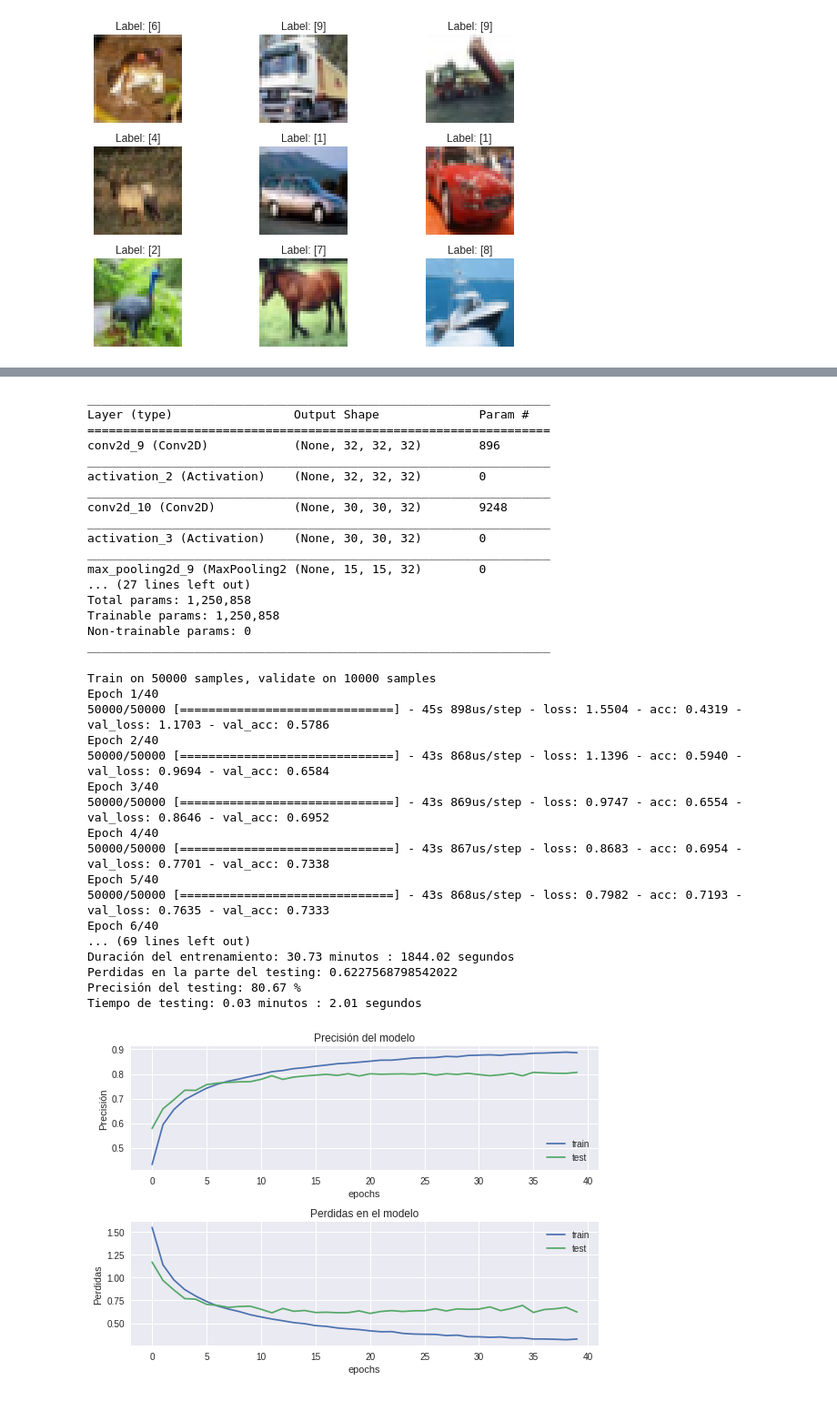
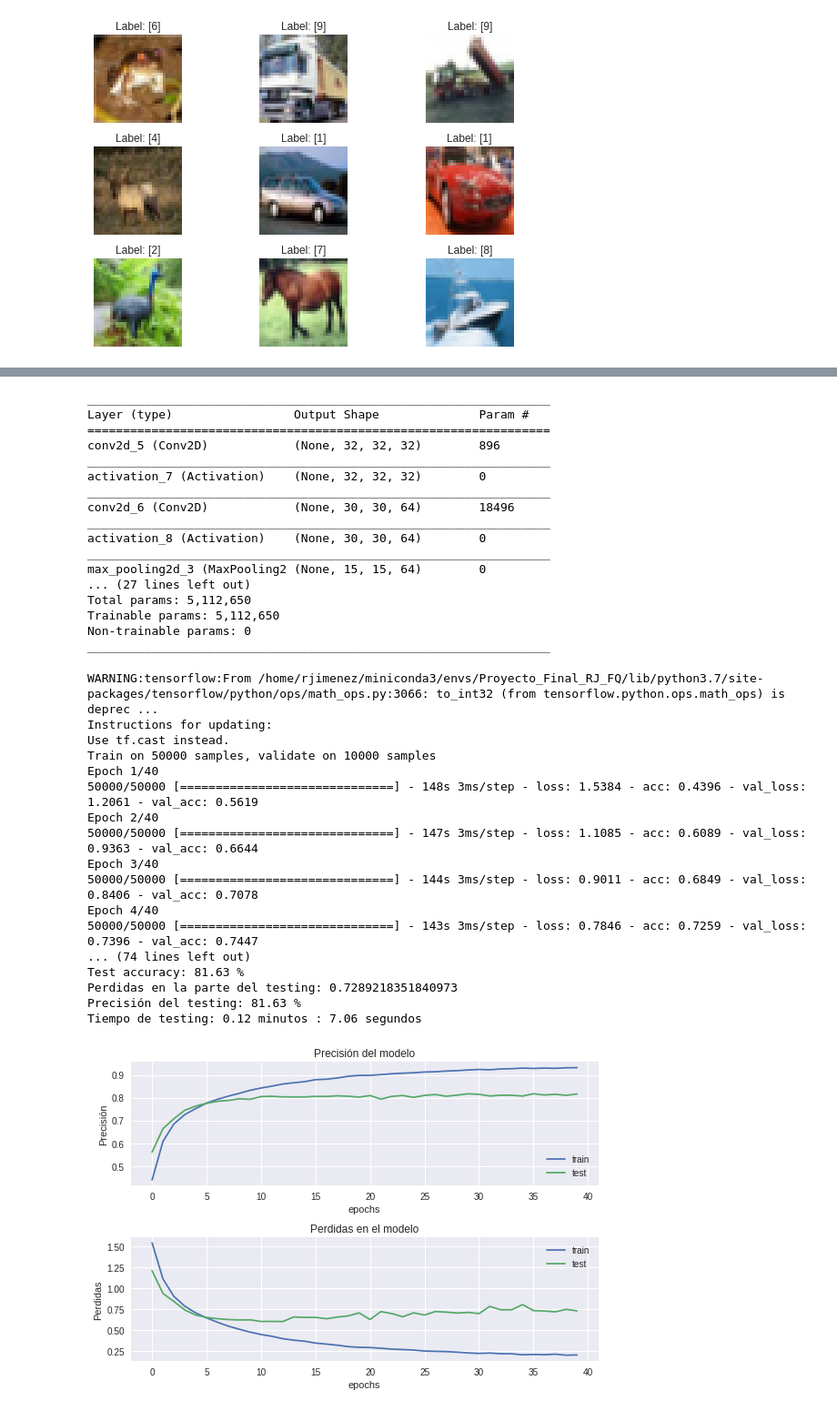
Before and after one commit to rojiark/Proyecto_Final_PR, a Jupyter notebook: Proyecto_Final_RJ_FQ.ipynb, the cells around one changed output, grey strips where cells are left out. Shown at 91% size. Drawn from its saved outputs; the diff is of its cells as text; code cells hidden in the pictures.

```diff
--- a/Proyecto_Final_RJ_FQ.ipynb
+++ b/Proyecto_Final_RJ_FQ.ipynb
@@ -102,7 +100,7 @@ img_rows , img_cols = 32, 32
 # Se hace un preprocesado para ajustar la forma
 X_train = X_train.reshape(X_train.shape[0], img_rows, img_cols, 3)
 X_test = X_test.reshape(X_test.shape[0], img_rows, img_cols, 3)
-input_shape = (img_rows, img_cols, 1)
+input_shape = (img_rows, img_cols, 3)
 
 # Se normalizan los datos para tenerlos en valores de 0 a 1 en formato decimal de 32 bits
 X_train = X_train.astype('float32')
@@ -152,7 +148,7 @@ model.add(Activation('relu'))
 
 ###################################################################
 # Capa convolutiva 2
-model.add(Conv2D(32, (3, 3)))
+model.add(Conv2D(64, (3, 3)))
 model.add(Activation('relu'))
 
 ###################################################################
@@ -162,12 +158,12 @@ model.add(Dropout(0.25))
 
 ###################################################################
 # Tercer capa convolutiva
-model.add(Conv2D(64, (3, 3), padding='same'))
+model.add(Conv2D(128, (3, 3), padding='same'))
 model.add(Activation('relu'))
 
 ###################################################################
 # Cuarta capa convolutiva
-model.add(Conv2D(64, (3, 3)))
+model.add(Conv2D(256, (3, 3)))
 model.add(Activation('relu'))
 
 ###################################################################
@@ -201,26 +197,25 @@ model.summary()
 _________________________________________________________________
 Layer (type)                 Output Shape              Param #
 =================================================================
-conv2d_9 (Conv2D)            (None, 32, 32, 32)        896
+conv2d_5 (Conv2D)            (None, 32, 32, 32)        896
 _________________________________________________________________
-activation_2 (Activation)    (None, 32, 32, 32)        0
+activation_7 (Activation)    (None, 32, 32, 32)        0
 _________________________________________________________________
-conv2d_10 (Conv2D)           (None, 30, 30, 32)        9248
+conv2d_6 (Conv2D)            (None, 30, 30, 64)        18496
 _________________________________________________________________
-activation_3 (Activation)    (None, 30, 30, 32)        0
+activation_8 (Activation)    (None, 30, 30, 64)        0
 _________________________________________________________________
-max_pooling2d_9 (MaxPooling2 (None, 15, 15, 32)        0
+max_pooling2d_3 (MaxPooling2 (None, 15, 15, 64)        0
 ... (27 lines left out)
-Total params: 1,250,858
-Trainable params: 1,250,858
+Total params: 5,112,650
+Trainable params: 5,112,650
 Non-trainable params: 0
 _________________________________________________________________
 # %%
 # Entrenamiento del modelo
 start = time.time()
 
-model_log = model.fit(X_train, y_train, batch_size=batch_size, epochs=epochs, validation_data=(X_test, y_test),
-              shuffle=True)
+model_log = model.fit(X_train, y_train, batch_size=64, epochs=epochs, validation_data=(X_test, y_test), shuffle=True)
 
 end = time.time()
 m = (end - start)/60
@@ -246,43 +241,43 @@ print('Test accuracy:', score[1]*100, '%')
 print('Perdidas en la parte del testing:', score[0])
 print('Precisión del testing:', score[1]*100, '%')
 
 print(f"Tiempo de testing: {m} minutos : {s} segundos")
 
 # Se muestran las metricas
 fig = plt.figure()
 plt.subplot(2,1,1)
 plt.plot(model_log.history['acc'])
 plt.plot(model_log.history['val_acc'])
 plt.title('Precisión del modelo')
 plt.ylabel('Precisión')
 plt.xlabel('epochs')
 plt.legend(['train', 'test'], loc='lower right')
 
 plt.subplot(2,1,2)
 plt.plot(model_log.history['loss'])
 plt.plot(model_log.history['val_loss'])
 plt.title('Perdidas en el modelo')
 plt.ylabel('Perdidas')
 plt.xlabel('epochs')
 plt.legend(['train', 'test'], loc='upper right')
 
 plt.tight_layout()
 # %% [output]
+WARNING:tensorflow:From /home/rjimenez/miniconda3/envs/Proyecto_Final_RJ_FQ/lib/python3.7/site-packages/tensorflow/python/ops/math_ops.py:3066: to_int32 (from tensorflow.python.ops.math_ops) is deprec ...
+Instructions for updating:
+Use tf.cast instead.
 Train on 50000 samples, validate on 10000 samples
 Epoch 1/40
-50000/50000 [==============================] - 45s 898us/step - loss: 1.5504 - acc: 0.4319 - val_loss: 1.1703 - val_acc: 0.5786
+50000/50000 [==============================] - 148s 3ms/step - loss: 1.5384 - acc: 0.4396 - val_loss: 1.2061 - val_acc: 0.5619
 Epoch 2/40
-50000/50000 [==============================] - 43s 868us/step - loss: 1.1396 - acc: 0.5940 - val_loss: 0.9694 - val_acc: 0.6584
+50000/50000 [==============================] - 147s 3ms/step - loss: 1.1085 - acc: 0.6089 - val_loss: 0.9363 - val_acc: 0.6644
 Epoch 3/40
-50000/50000 [==============================] - 43s 869us/step - loss: 0.9747 - acc: 0.6554 - val_loss: 0.8646 - val_acc: 0.6952
+50000/50000 [==============================] - 144s 3ms/step - loss: 0.9011 - acc: 0.6849 - val_loss: 0.8406 - val_acc: 0.7078
 Epoch 4/40
-50000/50000 [==============================] - 43s 867us/step - loss: 0.8683 - acc: 0.6954 - val_loss: 0.7701 - val_acc: 0.7338
-Epoch 5/40
-50000/50000 [==============================] - 43s 868us/step - loss: 0.7982 - acc: 0.7193 - val_loss: 0.7635 - val_acc: 0.7333
-Epoch 6/40
-... (69 lines left out)
-Duración del entrenamiento: 30.73 minutos : 1844.02 segundos
-Perdidas en la parte del testing: 0.6227568798542022
-Precisión del testing: 80.67 %
-Tiempo de testing: 0.03 minutos : 2.01 segundos
+50000/50000 [==============================] - 143s 3ms/step - loss: 0.7846 - acc: 0.7259 - val_loss: 0.7396 - val_acc: 0.7447
+... (74 lines left out)
+Test accuracy: 81.63 %
+Perdidas en la parte del testing: 0.7289218351840973
+Precisión del testing: 81.63 %
+Tiempo de testing: 0.12 minutos : 7.06 segundos
-[figure, old version]
+[figure, new version]
```
Also changed, not shown: parts of 4 cells of this notebook.
